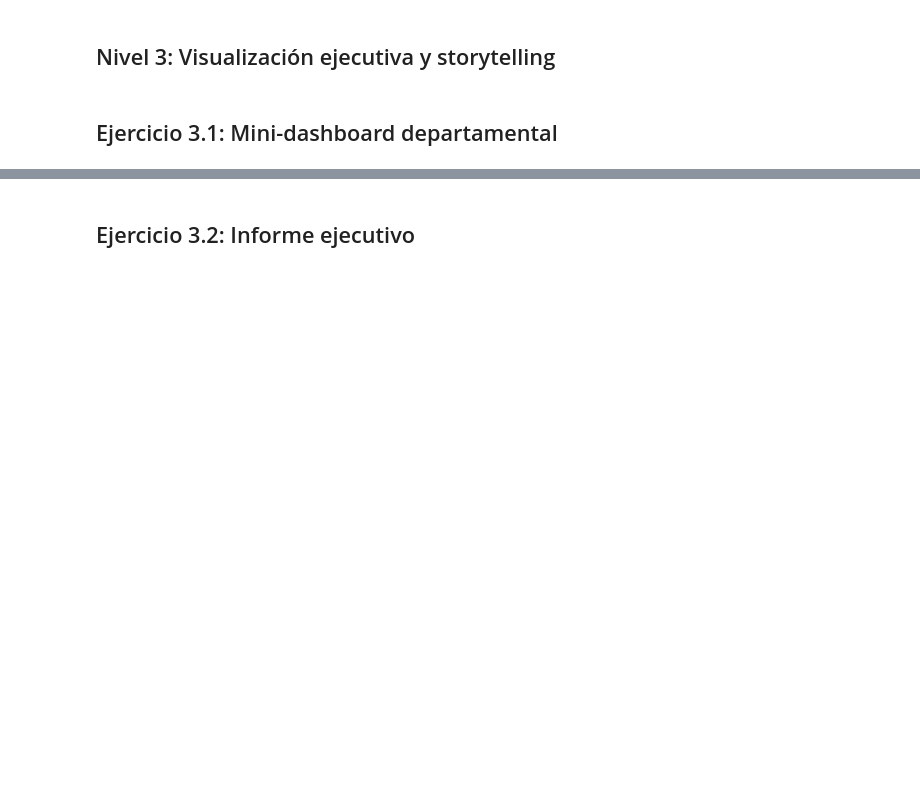
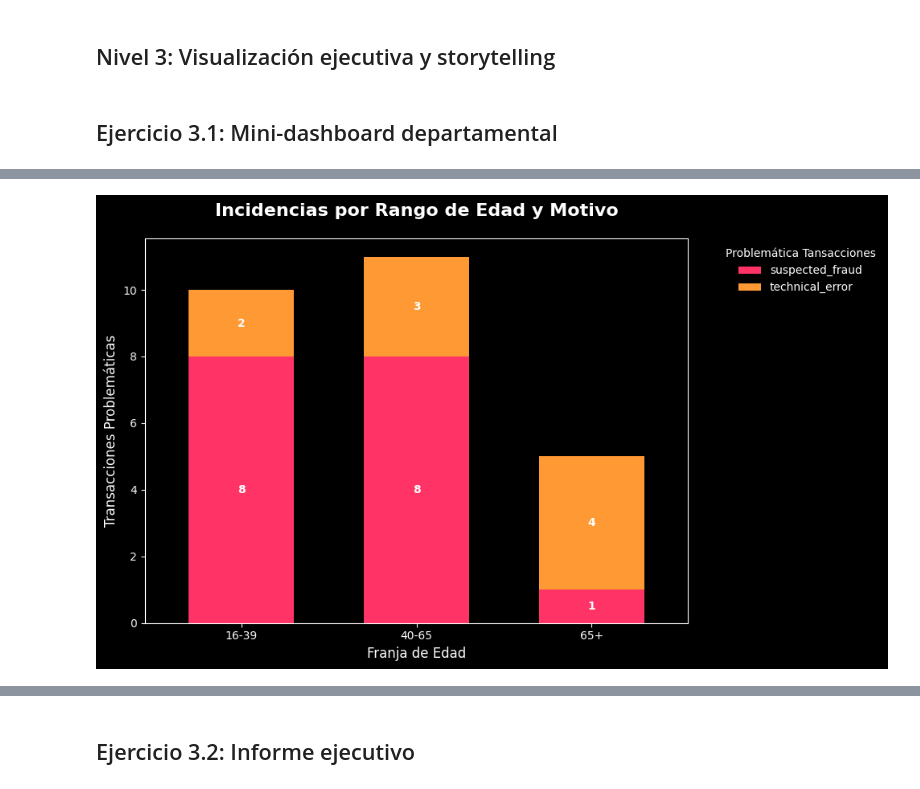
Before and after one commit to jordi-cx/it_academy, a Jupyter notebook: sprint_09_jcx_wip.ipynb, the cells around one changed output, grey strips where cells are left out. Drawn from its saved outputs; the diff is of its cells as text; code cells hidden in the pictures; blank space fills up the shorter version.

```diff
--- a/sprint_09_jcx_wip.ipynb
+++ b/sprint_09_jcx_wip.ipynb
@@ -1610,0 +1889,14 @@ plt.show()
+# %%
+# Hay un país que llama la atención de todos los que tienen transacciones problemáticas:
+# Poland
+
+# Vamos a estudiarlo detalladamente en nuestro análisis para el dpto. Sistemas
+filtro_pais_problematico = df_analisis_problematicas['user_country'] == 'Poland'
+df_pais_problematico = df_analisis_problematicas[filtro_pais_problematico]
+
+display(df_pais_problematico['decline_reason'].value_counts())
+display(df_pais_problematico['rango_edad'].value_counts())
+display(df_pais_problematico['es_usuario_reciente'].value_counts())
+display(df_pais_problematico['user_segment'].value_counts())
+display(df_pais_problematico['income_band'].value_counts())
+display(df_pais_problematico['amount'].describe())
@@ -1610,0 +1968,44 @@ plt.show()
+# %%
+# Visualización Rangos de Edad y Motivos de Fallo
+
+plt.style.use('dark_background')
+plt.figure(figsize=(10, 6))
+
+ax = edad_motivo_declined.plot(
+    kind='bar',
+    stacked=True,
+    color=['#FF3366', '#FF9933', '#00E5FF', '#B026FF'],
+    width=0.6,
+    ax=plt.gca()
+)
+
+for p in ax.patches:
+    width, height = p.get_width(), p.get_height()
+    x, y = p.get_xy()
+
+    if height > 0:
+        ax.text(
+            x + width / 2,
+            y + height / 2,
+            f'{int(height)}',
+            horizontalalignment='center',
+            verticalalignment='center',
+            color='white',
+            fontweight='bold',
+            fontsize=10
+        )
+
+plt.title('Incidencias por Rango de Edad y Motivo', fontsize=16, pad=20, fontweight='bold')
+plt.xlabel('Franja de Edad', fontsize=12)
+plt.ylabel('Transacciones Problemáticas', fontsize=12)
+plt.xticks(rotation=0)
+plt.legend(
+    title='Problemática Tansacciones',
+    bbox_to_anchor=(1.05, 1),
+    loc='upper left',
+    frameon=False
+)
+plt.tight_layout()
+plt.show()
+# %% [output]
+[figure, added]
```
Also changed, not shown: parts of 24 cells of this notebook.
